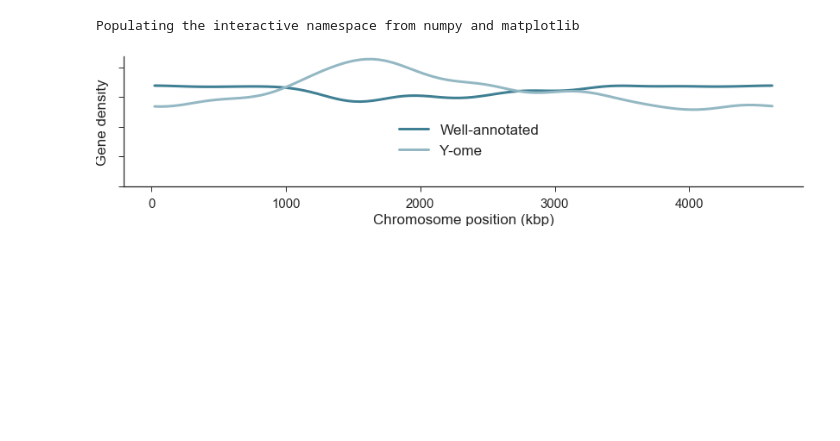
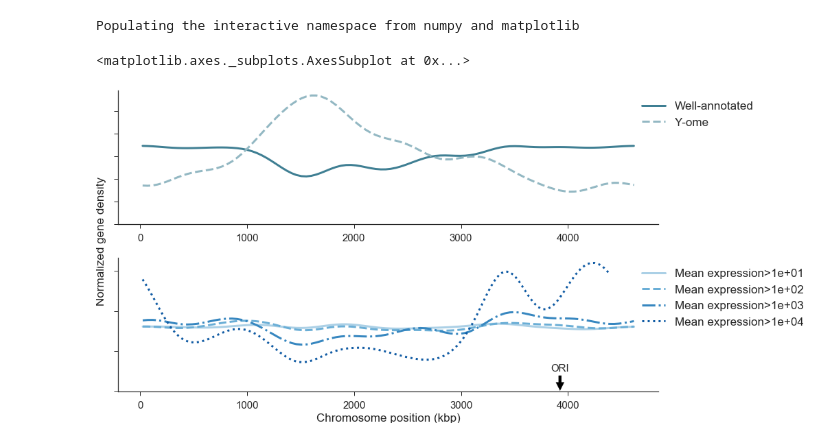
Before and after one commit to zakandrewking/y-ome, a Jupyter notebook: notebooks/18..01.23 Genome locations.ipynb, the cells around one changed output. Cells and saved outputs as stored; diff of their text form; code cells hidden in the pictures; blank space fills up the shorter version.

Commit message:
final gene location figure with expression

```diff
--- a/notebooks/18..01.23 Genome locations.ipynb
+++ b/notebooks/18..01.23 Genome locations.ipynb
@@ -64,7 +64,9 @@ for feature in gb_file.features:
     locus_tag = _get_qual(feature, 'locus_tag', True)
     locs[locus_tag] = int(feature.location.start)
 # %%
-starts = yome.merge(pd.DataFrame({'locus_id': k, 'start': v} for k, v in locs.items()))
+locs_df = pd.DataFrame({'locus_id': k, 'start': v} for k, v in locs.items())
+# %%
+starts = yome.merge(locs_df)
 # %%
 # based on https://stackoverflow.com/questions/28839246/scipy-gaussian-kde-and-circular-data
 
@@ -83,27 +85,76 @@ def vonmises_fft_kde(data, kappa, n_bins):
     kde = np.fft.fftshift(np.fft.irfft(np.fft.rfft(kernel) * np.fft.rfft(hist_n)))
     kde /= np.trapz(kde, x=bin_centers)
     return bin_centers, kde
+# %%
+axes
+# %% [output]
+<matplotlib.axes._subplots.AxesSubplot at 0x...>
 # %%
-fig, ax = plt.subplots(figsize=(12,3))
+fig, axes = plt.subplots(nrows=2, figsize=(12,7))
 fig.tight_layout()
-for ann, label, color in [('high', 'Well-annotated', 'dark blue green'), ('low', 'Y-ome', 'light blue green')]:
+
+ax = axes.flatten()[0]
+for ann, label, color, dash in [('high', 'Well-annotated', 'dark blue green', '-'),
+                                ('low', 'Y-ome', 'light blue green', '--')]:
     data = starts[starts.annotation_quality == ann].loc[:, 'start']
     max_val = max(data)
     normalized = (data * 2 * np.pi / max_val) - np.pi
     bins, kde = vonmises_fft_kde(data=normalized.values, kappa=10, n_bins=100)
     final_bins = (bins + np.pi) * max_val / (2 * np.pi) / 1000
-    ax.plot(final_bins, kde, label=label, color=colors[color])
-fig.legend(loc='lower center', bbox_to_anchor=(.5, 0.3))
+    ax.plot(final_bins, kde, dash, label=label, color=colors[color])
+ax.legend(bbox_to_anchor=(0.95,1), loc="upper left")
+# hide top and right axes
+ax.spines['right'].set_visible(False)
+ax.spines['top'].set_visible(False)
+ax.yaxis.set_ticks_position('left')
+ax.xaxis.set_ticks_position('bottom')
+ax.yaxis.set_ticklabels([])
+ax.set_ylim(bottom=0.1)
+# ax.set_ylabel('Gene density')
+# ax.set_xlabel('Chromosome position (kbp)')
+# fig.savefig('/Users/zaking/lab/y-ome/gene-location.pdf')
+# fig.savefig('/Users/zaking/lab/y-ome/gene-location.png')
+
+
+ax = axes.flatten()[1]
+to_hist_later = {}
+for cutoff, color, dots in zip([10**x for x in np.linspace(1, 4, 4)],
+                               sns.color_palette("Blues", n_colors=5)[1:],
+                               ['-', '--', '-.', ':']):
+    data = expression_loc[expression_loc.baseMean > cutoff].start
+    to_hist_later[cutoff] = data
+    max_val = max(data)
+    normalized = (data * 2 * np.pi / max_val) - np.pi
+    bins, kde = vonmises_fft_kde(data=normalized.values, kappa=10, n_bins=100)
+    final_bins = (bins + np.pi) * max_val / (2 * np.pi) / 1000
+    ax.plot(final_bins, kde, dots, label=f'Mean expression>{cutoff:.0e}', color=color)
+ax.legend(bbox_to_anchor=(0.95,1), loc="upper left")
 # hide top and right axes
 ax.spines['right'].set_visible(False)
 ax.spines['top'].set_visible(False)
 ax.yaxis.set_ticks_position('left')
 ax.xaxis.set_ticks_position('bottom')
 ax.yaxis.set_ticklabels([])
 ax.set_ylim(bottom=0)
-ax.set_ylabel('Gene density')
+# ax.set_ylabel('Gene density')
 ax.set_xlabel('Chromosome position (kbp)')
-fig.savefig('/Users/zaking/lab/y-ome/gene-location.pdf')
-fig.savefig('/Users/zaking/lab/y-ome/gene-location.png')
+
+# ORI and TER
+ax.annotate('ORI', xy=(3925744/1000, 0), xytext=(3925744/1000, 0.05),
+            horizontalalignment='center',
+            arrowprops=dict(facecolor='black', shrink=0.05))
+
+# Create a shared y-axis label
+ax = fig.add_subplot(111, frameon=False)
+ax.set_ylabel('Normalized gene density')
+ax.spines['bottom'].set_visible(False)
+ax.spines['left'].set_visible(False)
+ax.yaxis.set_ticks_position('none')
+ax.yaxis.set_ticklabels([])
+ax.xaxis.set_ticks_position('none')
+ax.xaxis.set_ticklabels([])
+
+fig.savefig('/Users/zaking/lab/y-ome/figs/gene-location-expression.pdf')
+fig.savefig('/Users/zaking/lab/y-ome/figs/gene-location-expression.png')
 # %% [output]
-[figure, old version]
+[figure, new version]
```
Also changed, not shown: parts of 6 cells of this notebook.
